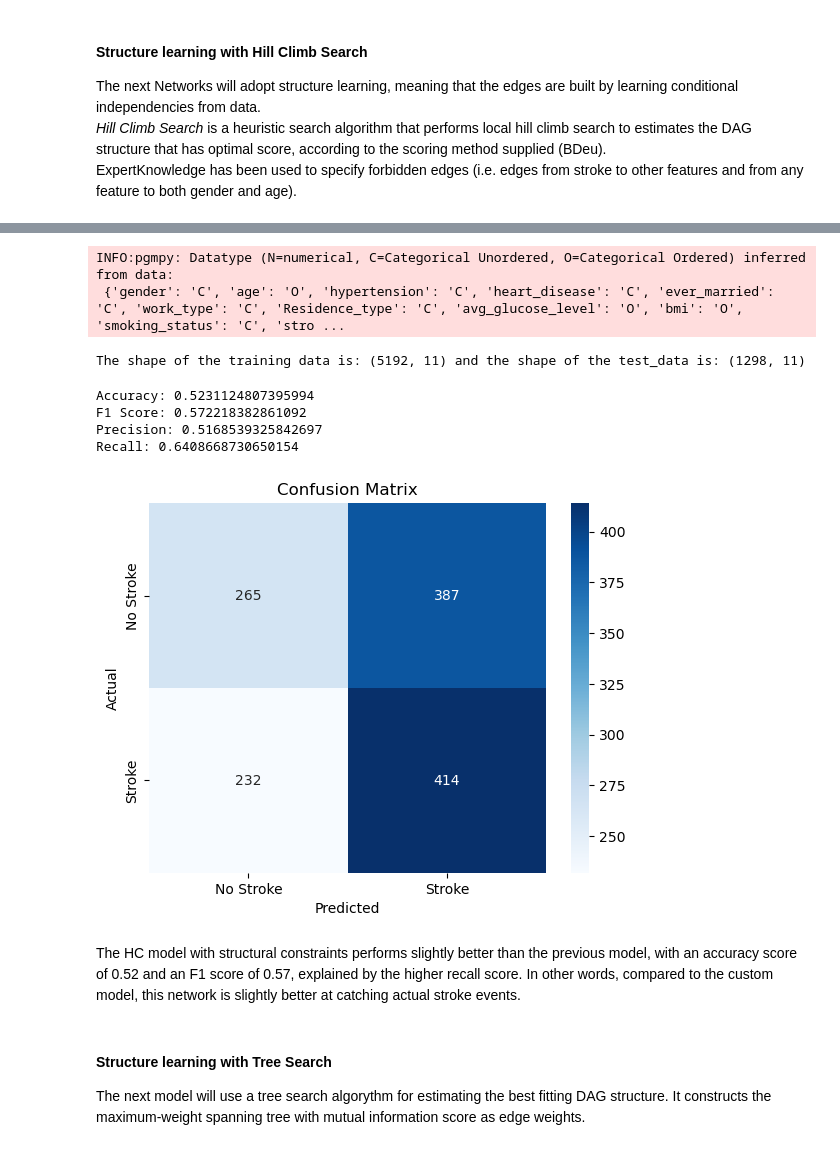
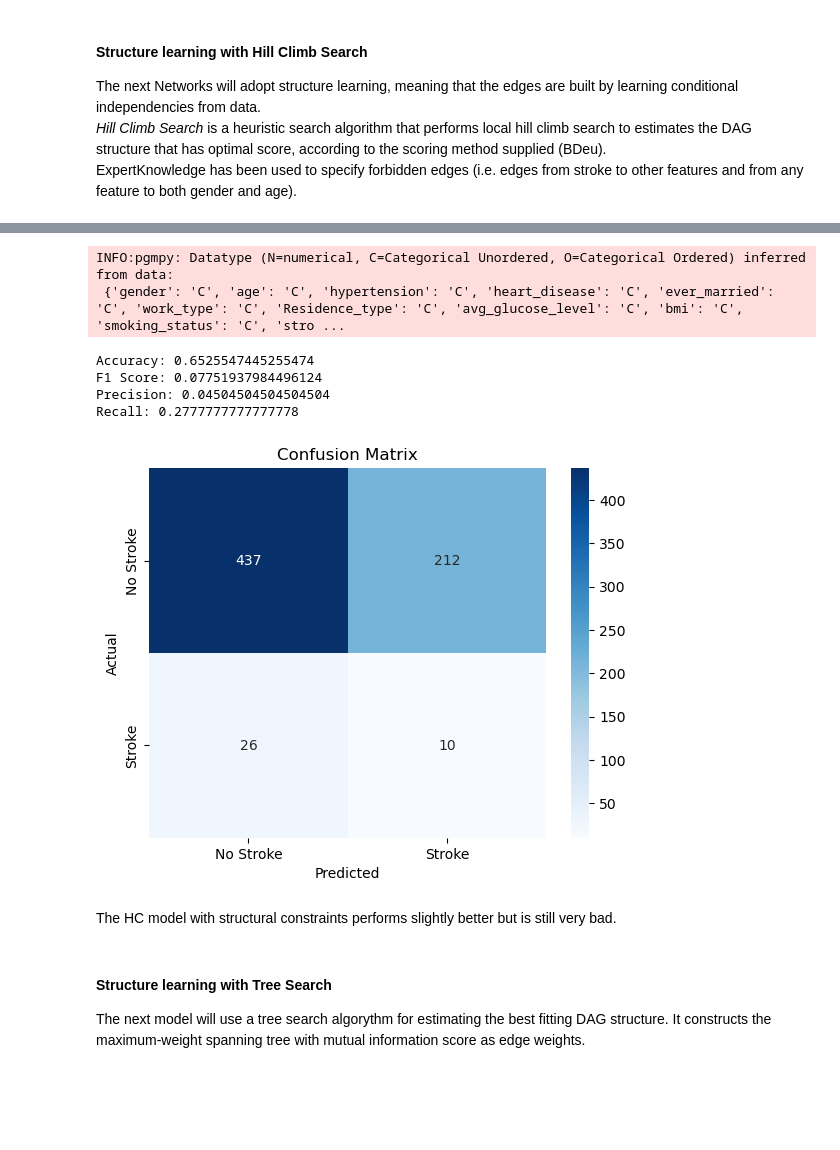
Before and after one commit to MiCar98/Interpretable-Analysis-of-Stroke-Risk-Factors, a Jupyter notebook: StrokePredictionBNs.ipynb, the cells around one changed output, grey strips where cells are left out. Cells and saved outputs as stored; diff of their text form; code cells hidden in the pictures; blank space fills up the shorter version.

```diff
--- a/StrokePredictionBNs.ipynb
+++ b/StrokePredictionBNs.ipynb
@@ -390,11 +428,8 @@ The discretized numerical variables and the binary variables encoded as integers
 # %%
-# Convert binned variables to categorical
-for col in ['age', 'avg_glucose_level', 'bmi']:
-    df_binned[col] = df_binned[col].astype('category')
-
-# Convert binary variables encoded as integers to categorical
-binary_cols = ['hypertension', 'heart_disease', 'stroke']
-df_binned[binary_cols] = df_binned[binary_cols].astype('category')
+# Convert all columns to category dtype
+df_train_binned = df_train_binned.apply(lambda col: col.astype('category'))
+X_test_binned = X_test_binned.apply(lambda col: col.astype('category'))
+y_test = y_test.astype('category')
 # %% [markdown]
 ### BNs structure design
 # %% [markdown]
@@ -458,15 +493,14 @@ There is a significant association between gender and Residence_type.
 # %%
-# Rimossi: gender -> hypertension; gender -> ever_married
+# Rimossi: gender -> hypertension; gender -> ever_married; age -> Residence_type; gender -> work_type; gender -> Residence_type
 # Aggiunti: avg_glucose_level -> hypertension; smoking_status -> avg_glucose_level; gender -> Residence_type
 
-edges = [('gender', var) for var in ['Residence_type', 'work_type']]
-edges += [('age', var) for var in ['ever_married', 'work_type', 'Residence_type']]
+edges = [(var, 'stroke') for var in ['age', 'gender', 'ever_married', 'work_type', 'Residence_type', 'hypertension', 'heart_disease', 'avg_glucose_level', 'bmi', 'smoking_status']]
+edges += [('age', var) for var in ['ever_married', 'work_type']]
 edges += [(var, 'smoking_status') for var in ['age', 'gender']]
 edges += [(var, 'bmi') for var in ['age', 'gender']]
 edges += [(var, 'hypertension') for var in ['age', 'bmi', 'smoking_status', 'avg_glucose_level']]
 edges += [(var, 'heart_disease') for var in ['age', 'gender', 'hypertension', 'avg_glucose_level', 'bmi', 'smoking_status']]
 edges += [(var, 'avg_glucose_level') for var in ['age', 'gender', 'bmi', 'smoking_status']]
-edges += [(var, 'stroke') for var in ['age', 'gender', 'ever_married', 'work_type', 'Residence_type', 'hypertension', 'heart_disease', 'avg_glucose_level', 'bmi', 'smoking_status']]
 
 custom_model = DiscreteBayesianNetwork(edges)
 
@@ -494,4 +522,4 @@ The shape of the training data is: (5192, 11) and the shape of the test_data is:
 # %%
-custom_model.fit(train_data, estimator=BayesianEstimator, prior_type="BDeu")
+custom_model.fit(df_train_binned, estimator=BayesianEstimator, prior_type="BDeu")
 # %% [output]
 INFO:pgmpy: Datatype (N=numerical, C=Categorical Unordered, O=Categorical Ordered) inferred from data:
@@ -537,11 +561,12 @@ The next Networks will adopt structure learning, meaning that the edges are buil
 ExpertKnowledge has been used to specify forbidden edges (i.e. edges from stroke to other features and from any feature to both gender and age).
 # %%
 expert_knowledge = ExpertKnowledge()
-expert_knowledge.forbidden_edges = [("stroke", node) for node in df_binned.columns if node != "stroke"]
-expert_knowledge.forbidden_edges += [(node, 'age') for node in df_binned.columns if node != "age"]
-expert_knowledge.forbidden_edges += [(node, 'gender') for node in df_binned.columns if node != "gender"]
+expert_knowledge.forbidden_edges = [("stroke", node) for node in df_train_binned.columns if node != "stroke"]
+expert_knowledge.forbidden_edges += [(node, 'age') for node in df_train_binned.columns if node != "age"]
+expert_knowledge.forbidden_edges += [(node, 'gender') for node in df_train_binned.columns if node != "gender"]
+expert_knowledge.forbidden_edges += [('bmi', 'Residence_type')]
 
-hc = HillClimbSearch(df_binned)
+hc = HillClimbSearch(df_train_binned)
 HC_DAG = hc.estimate(scoring_method='bdeu', expert_knowledge=expert_knowledge, show_progress=False)
 
 fig, ax = plt.subplots(1, 1, figsize=(6, 6))
@@ -560,38 +585,31 @@ INFO:pgmpy: Datatype (N=numerical, C=Categorical Unordered, O=Categorical Ordere
 # %%
-test_ratio = 0.2
-train_data, test_data = train_test_split(df_binned, test_size=test_ratio, random_state=42)
-print(f"The shape of the training data is: {train_data.shape} and the shape of the test_data is: {test_data.shape}")
+HCmodel.fit(df_train_binned, estimator=BayesianEstimator, prior_type="BDeu")
 
-HCmodel.fit(train_data, estimator=BayesianEstimator, prior_type="BDeu")
-
-predict_data = test_data.drop(columns = ['stroke'])
-label_prediction = test_data['stroke']
-data_pred = HCmodel.predict(predict_data)
+data_pred = HCmodel.predict(X_test_binned)
 y_pred = data_pred['stroke']
 
-accuracy, f1, prec, rec = accuracy_score(label_prediction, y_pred), f1_score(label_prediction, y_pred), precision_score(label_prediction, y_pred), recall_score(label_prediction, y_pred)
+accuracy, f1, prec, rec = accuracy_score(y_test, y_pred), f1_score(y_test, y_pred), precision_score(y_test, y_pred), recall_score(y_test, y_pred)
 print("Accuracy:", accuracy)
 print("F1 Score:", f1)
 print("Precision:", prec)
 print("Recall:", rec)
 
-confusion = confusion_matrix(label_prediction, y_pred)
+confusion = confusion_matrix(y_test, y_pred)
 sns.heatmap(confusion, annot=True, fmt='d', cmap='Blues', xticklabels=['No Stroke', 'Stroke'], yticklabels=['No Stroke', 'Stroke'])
 plt.xlabel('Predicted')
 plt.ylabel('Actual')
 plt.title('Confusion Matrix')
 plt.show()
 # %% [output]
 INFO:pgmpy: Datatype (N=numerical, C=Categorical Unordered, O=Categorical Ordered) inferred from data:
- {'gender': 'C', 'age': 'O', 'hypertension': 'C', 'heart_disease': 'C', 'ever_married': 'C', 'work_type': 'C', 'Residence_type': 'C', 'avg_glucose_level': 'O', 'bmi': 'O', 'smoking_status': 'C', 'stro ...
+ {'gender': 'C', 'age': 'C', 'hypertension': 'C', 'heart_disease': 'C', 'ever_married': 'C', 'work_type': 'C', 'Residence_type': 'C', 'avg_glucose_level': 'C', 'bmi': 'C', 'smoking_status': 'C', 'stro ...
-The shape of the training data is: (5192, 11) and the shape of the test_data is: (1298, 11)
+Accuracy: 0.6525547445255474
+F1 Score: 0.07751937984496124
+Precision: 0.04504504504504504
+Recall: 0.2777777777777778
-Accuracy: 0.5231124807395994
-F1 Score: 0.572218382861092
-Precision: 0.5168539325842697
-Recall: 0.6408668730650154
-[figure, old version]
+[figure, new version]
 # %% [markdown]
-The HC model with structural constraints performs slightly better than the previous model, with an accuracy score of 0.52 and an F1 score of 0.57, explained by the higher recall score. In other words, compared to the custom model, this network is slightly better at catching actual stroke events.
+The HC model with structural constraints performs slightly better but is still very bad.
 # %% [markdown]
 #### Structure learning with Tree Search
 The next model will use a tree search algorythm for estimating the best fitting DAG structure. It constructs the maximum-weight spanning tree with mutual information score as edge weights.
```
Also changed, not shown: parts of 45 cells of this notebook, 1 other file.
